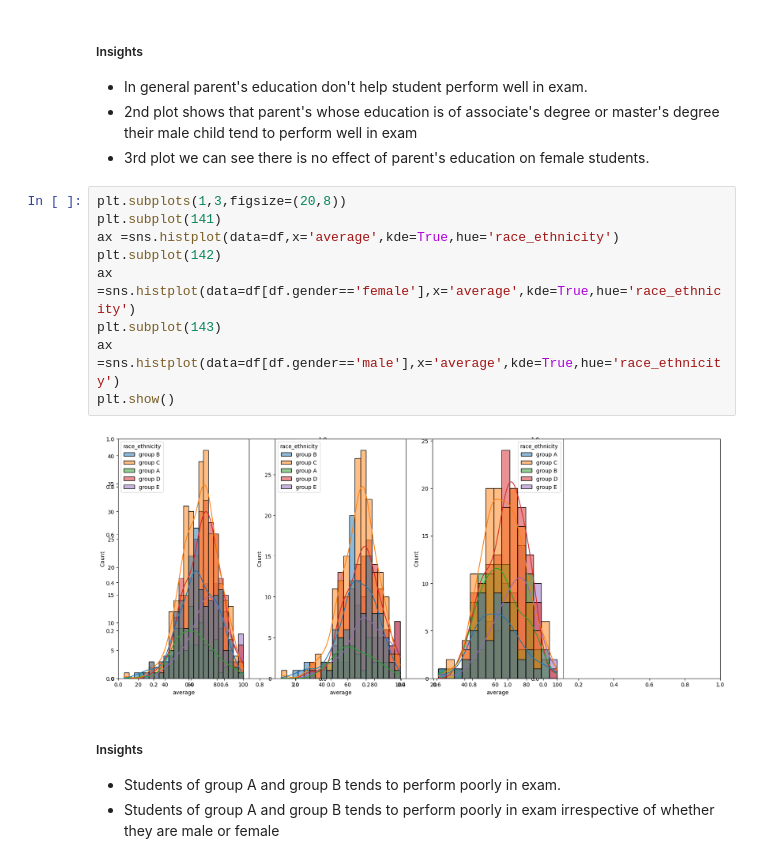
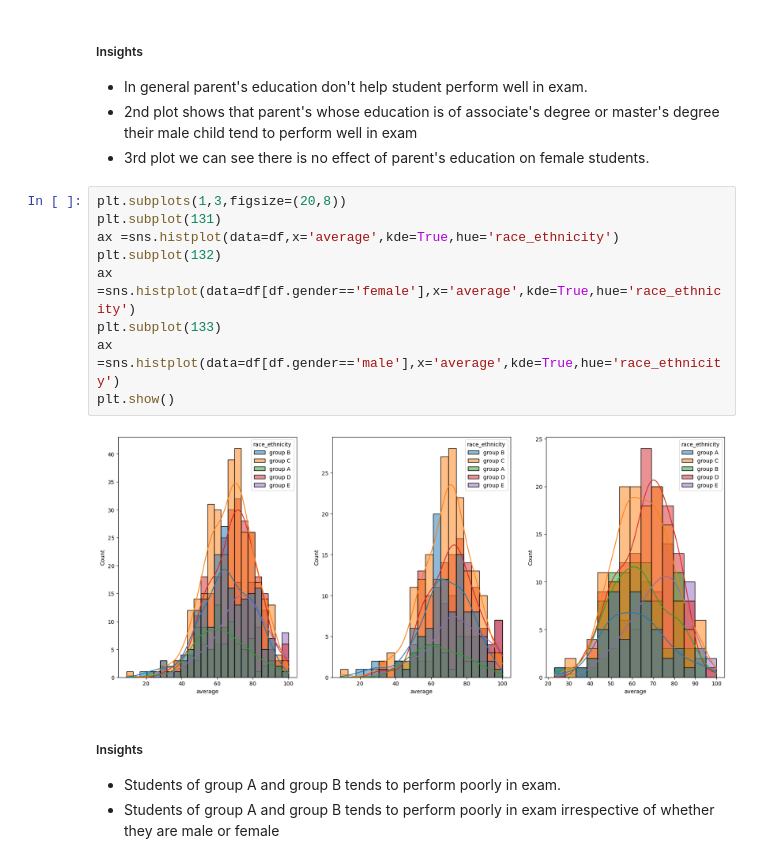
Before and after one commit to ahmed1010ali/Ml_project, a Jupyter notebook: notebook/1 . EDA STUDENT PERFORMANCE .ipynb, the cells around one changed output. Saved outputs shown, nothing was run; the diff lists cells and outputs as text.

```diff
--- a/notebook/1 . EDA STUDENT PERFORMANCE .ipynb
+++ b/notebook/1 . EDA STUDENT PERFORMANCE .ipynb
@@ -301,15 +308,15 @@ plt.show()
 - 3rd plot we can see there is no effect of parent's education on female students.
 # %%
 plt.subplots(1,3,figsize=(20,8))
-plt.subplot(141)
+plt.subplot(131)
 ax =sns.histplot(data=df,x='average',kde=True,hue='race_ethnicity')
-plt.subplot(142)
+plt.subplot(132)
 ax =sns.histplot(data=df[df.gender=='female'],x='average',kde=True,hue='race_ethnicity')
-plt.subplot(143)
+plt.subplot(133)
 ax =sns.histplot(data=df[df.gender=='male'],x='average',kde=True,hue='race_ethnicity')
 plt.show()
 # %% [output]
-[figure, old version]
+[figure, new version]
 # %% [markdown]
 #####  Insights
 - Students of group A and group B tends to perform poorly in exam.
```
Also changed, not shown: parts of 14 cells of this notebook.
